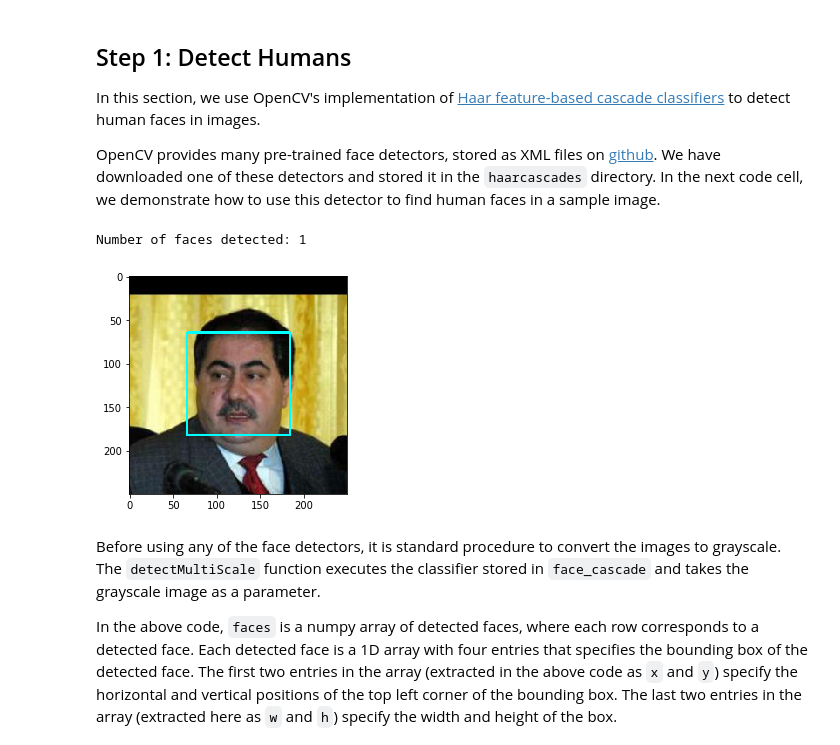
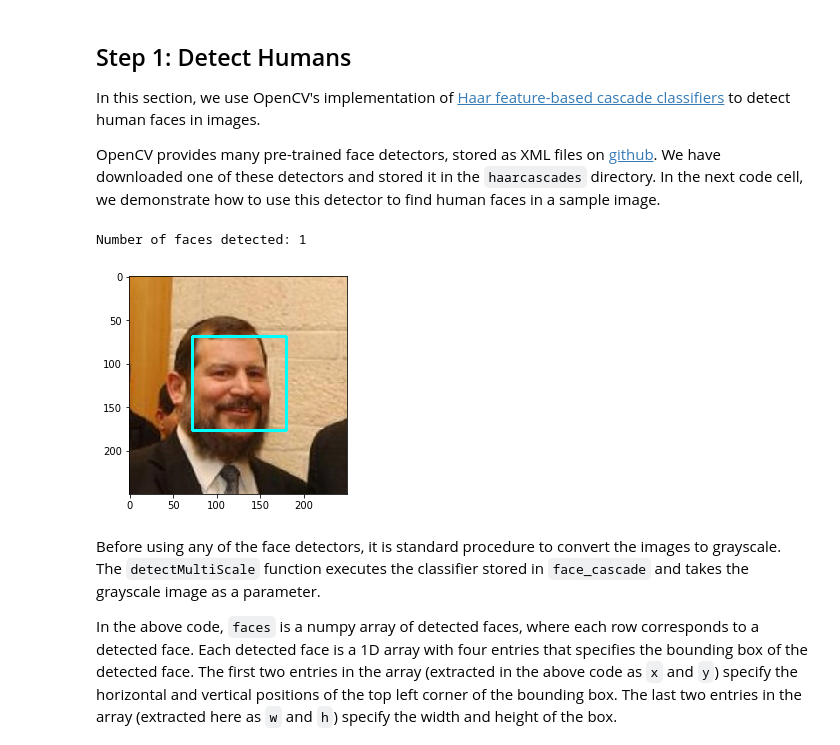
Before and after one commit to pratikpv/udacity_deep_learning_v2, a Jupyter notebook: project-dog-classification/dog_app.ipynb, the cells around one changed output. Drawn from its saved outputs; the diff is of its cells as text; code cells hidden in the pictures.

```diff
--- a/project-dog-classification/dog_app.ipynb
+++ b/project-dog-classification/dog_app.ipynb
@@ -96,33 +96,33 @@ OpenCV provides many pre-trained face detectors, stored as XML files on [github]
 # %%
 # extract pre-trained face detector
 face_cascade = cv2.CascadeClassifier('haarcascades/haarcascade_frontalface_alt.xml')
 
 # load color (BGR) image
-img = cv2.imread(human_files[0])
+img = cv2.imread(human_files[57])
 # convert BGR image to grayscale
 gray = cv2.cvtColor(img, cv2.COLOR_BGR2GRAY)
 
 # find faces in image
 faces = face_cascade.detectMultiScale(gray)
 
 # print number of faces detected in the image
 print('Number of faces detected:', len(faces))
 
 # get bounding box for each detected face
 for (x,y,w,h) in faces:
     # add bounding box to color image
     cv2.rectangle(img,(x,y),(x+w,y+h),(255,255,0),2)
 
 # convert BGR image to RGB for plotting
 cv_rgb = cv2.cvtColor(img, cv2.COLOR_BGR2RGB)
 
 # display the image, along with bounding box
 
 plt.imshow(cv_rgb)
 plt.show()
 # %% [output]
 Number of faces detected: 1
-[figure, old version]
+[figure, new version]
 # %% [markdown]
 Before using any of the face detectors, it is standard procedure to convert the images to grayscale.  The `detectMultiScale` function executes the classifier stored in `face_cascade` and takes the grayscale image as a parameter.
 
```
Also changed, not shown: parts of 23 cells of this notebook.
